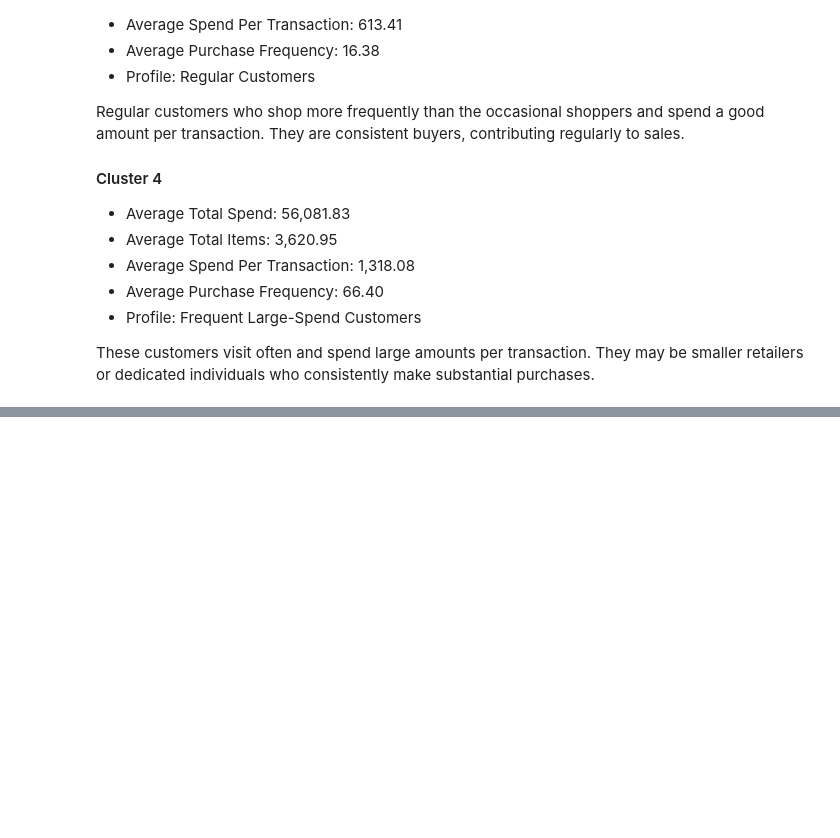
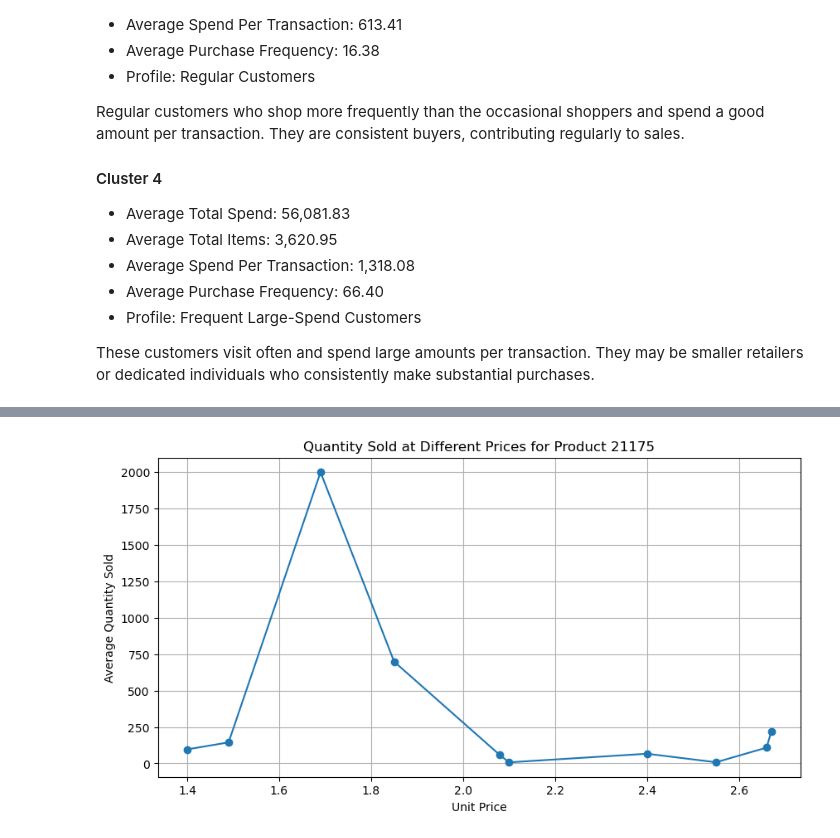
Before and after one commit to hliu528/Customer_Segmentation, a Jupyter notebook: code.ipynb, the cells around one changed output, grey strips where cells are left out. Cells and saved outputs as stored; diff of their text form; code cells hidden in the pictures; blank space fills up the shorter version.

```diff
--- a/code.ipynb
+++ b/code.ipynb
@@ -471,0 +479,12 @@ These customers visit often and spend large amounts per transaction. They may be
+# %%
+# Filter data for the specific product with StockCode '21175'
+product_data = data_cleaned[data_cleaned['StockCode'] == '21175']
+
+# Group by 'UnitPrice' and calculate the average quantity sold at each price
+price_quantity = product_data.groupby('UnitPrice').agg({'Quantity': 'mean'}).reset_index()
+
+# Calculate total revenue at each price point (Revenue = Average Quantity * Unit Price)
+price_quantity['Total_Revenue'] = price_quantity['Quantity'] * price_quantity['UnitPrice']
+
+# Display the DataFrame with Total Revenue
+print(price_quantity)
@@ -471,0 +503,14 @@ These customers visit often and spend large amounts per transaction. They may be
+# %%
+# Sorting by price to make the line plot more meaningful
+price_quantity = price_quantity.sort_values(by='UnitPrice')
+
+# Plotting
+plt.figure(figsize=(10, 5))
+plt.plot(price_quantity['UnitPrice'], price_quantity['Quantity'], marker='o', linestyle='-')
+plt.title('Quantity Sold at Different Prices for Product 21175')
+plt.xlabel('Unit Price')
+plt.ylabel('Average Quantity Sold')
+plt.grid(True)
+plt.show()
+# %% [output]
+[figure, added]
```
Also changed, not shown: parts of 10 cells of this notebook.
